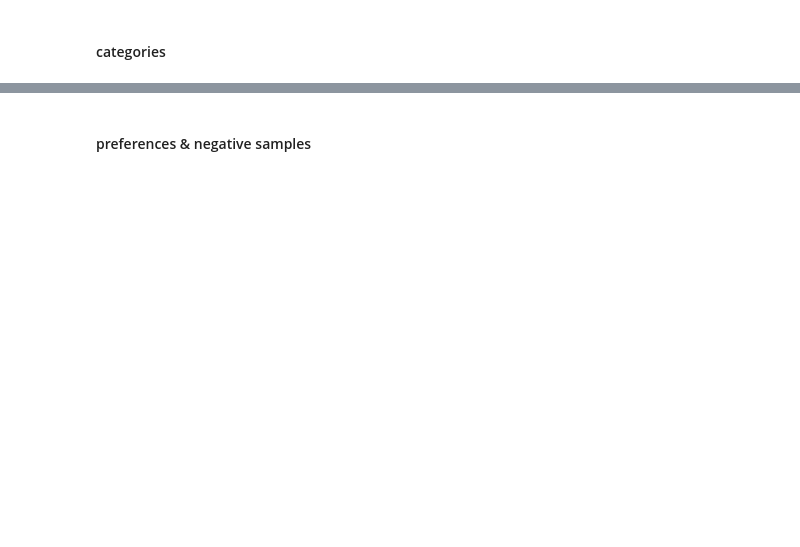
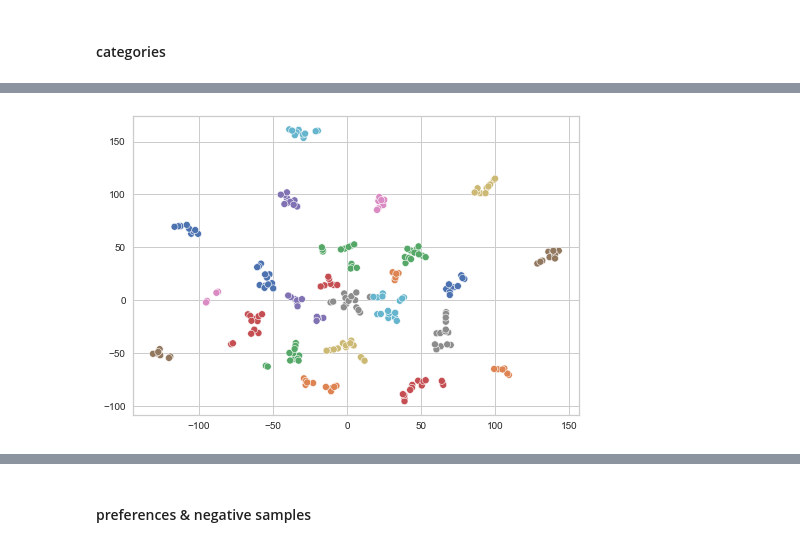
Before and after one commit to AsmirMumin/Retail-Coupon-Recommendation-for-Revenue-Optimization, a Jupyter notebook: final_assignment/final_notebook_v2.ipynb, the cells around one changed output, grey strips where cells are left out. Saved outputs shown, nothing was run; the diff lists cells and outputs as text; code cells hidden in the pictures; blank space fills up the shorter version.

```diff
--- a/final_assignment/final_notebook_v2.ipynb
+++ b/final_assignment/final_notebook_v2.ipynb
@@ -105,0 +189,6 @@ from coupon_assignment import coupon_assignment
+# %%
+# set to 25 clusters
+p2cluster_model.train_cluster(25)
+p2cluster_model.clust_plot()
+# %% [output]
+[figure, added]
```
Also changed, not shown: parts of 38 cells of this notebook.
